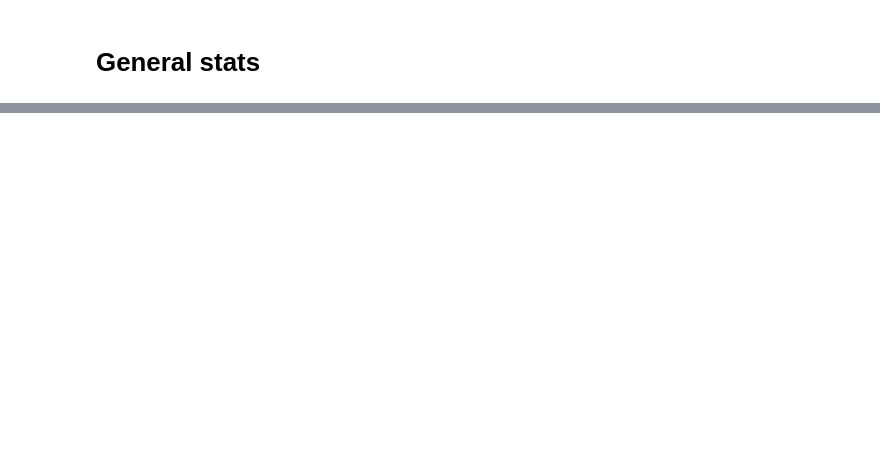
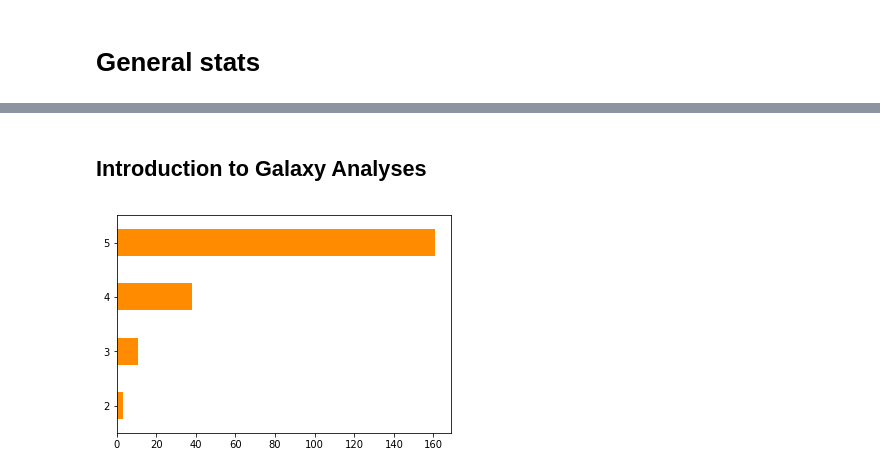
Before and after one commit to bebatut/galaxy-training-material-stats, a Jupyter notebook: src/analyze_feedback.ipynb, the cells around one changed output, grey strips where cells are left out. Saved outputs shown, nothing was run; the diff lists cells and outputs as text; code cells hidden in the pictures; blank space fills up the shorter version.

```diff
--- a/src/analyze_feedback.ipynb
+++ b/src/analyze_feedback.ipynb
@@ -64,0 +97,48 @@ df.note.value_counts(sort=False)[1:].plot(kind='barh', color='DarkOrange')
+# %%
+def get_topic_df(grouped_by_topic, topic):
+    '''Extract the dataframe for a topic and plot note histogram
+
+    :grouped_by_topic: groupby object grouping by topic
+    :topic: topic to extract
+
+    :return: dataframe object for the topic
+    '''
+    topic_df = grouped_by_topic.get_group(topic)
+    topic_df = topic_df.drop('topic', 1)
+    #topic_df = topic_df.drop('timestamp', 1)
+    plot_note_histogram(topic_df)
+    return topic_df
+# %%
+def extract_tutorial_feedbacks(topic_df, topic_name):
+    '''Extract pro/con per tutorial for a topic and
+    write them in a file
+
+    :topic_df: dataframe object for the topic
+    :topic_name: name for the topic, name for the file
+    '''
+    grouped_by_tuto = topic_df.groupby(by="tutorial")
+    with open('../results/%s' % topic_name, 'w') as f:
+        for tuto, group in grouped_by_tuto:
+            # get groups
+            tuto_df = grouped_by_tuto.get_group(tuto)
+            pros = []
+            cons = []
+            for index, row in tuto_df.iterrows():
+                if row['pro'] != 'nan':
+                    pros.append("%s (%s)" % (row['pro'], row['timestamp']))
+                if row['con'] != 'nan':
+                    cons.append("%s (%s)" % (row['con'], row['timestamp']))
+            # write in report file
+            f.write("%s\n" % tuto)
+            f.write("    Pro:\n        ")
+            f.write("\n        ".join(pros))
+            f.write("\n    Con:\n        ")
+            f.write("\n        ".join(cons))
+            f.write("\n\n")
+# %% [markdown]
+## Introduction to Galaxy Analyses
+# %%
+topic_df = get_topic_df(grouped_by_topic, "Introduction to Galaxy Analyses")
+extract_tutorial_feedbacks(topic_df, 'introduction')
+# %% [output]
+[figure, added]
```
Also changed, not shown: parts of 44 cells of this notebook.
